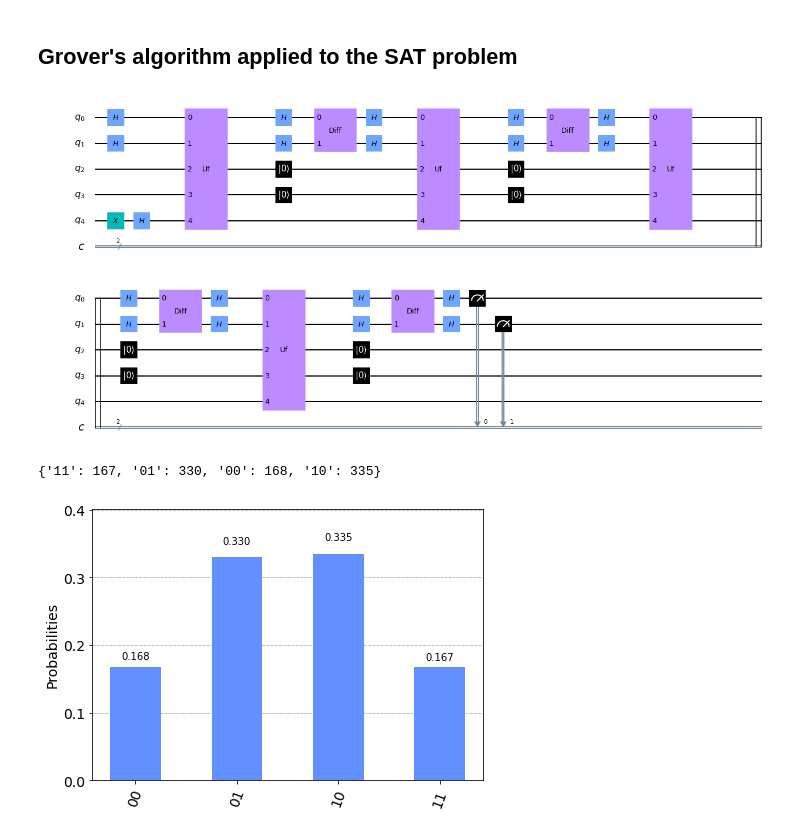
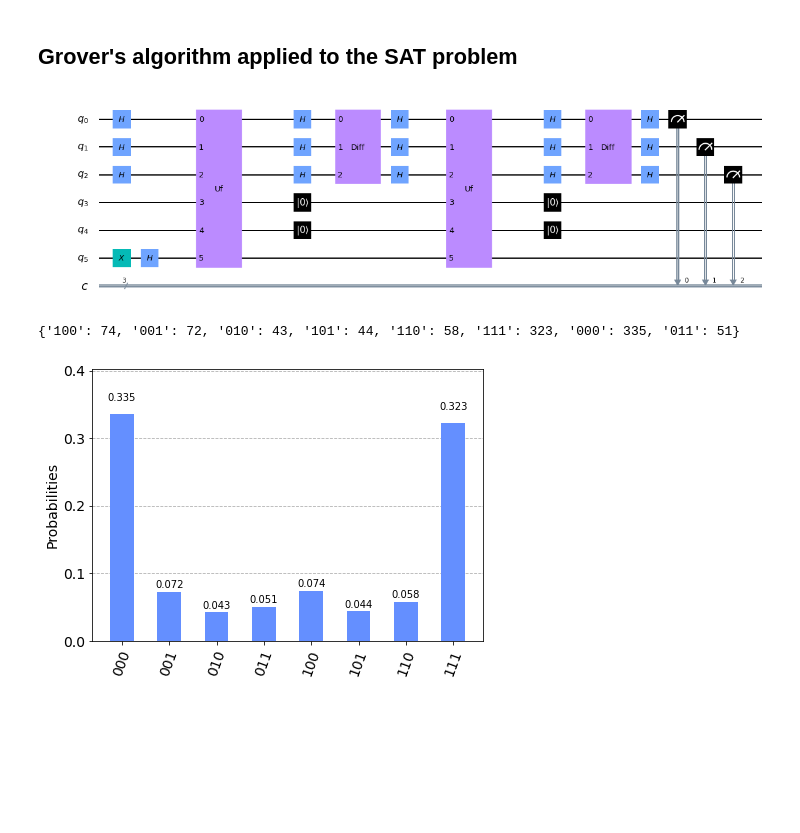
Before and after one commit to SanNare/qiskit-notebooks, a Jupyter notebook: satgrover.ipynb, the cells around one changed output. Drawn from its saved outputs; the diff is of its cells as text; code cells hidden in the pictures; blank space fills up the shorter version.

Commit message:
Solving SAT using Grover modified

```diff
--- a/satgrover.ipynb
+++ b/satgrover.ipynb
@@ -74,12 +74,12 @@ def grover(maxterms,rounds = 0):
         circuit.measure(i,i)
     return circuit
 # %%
-maxterms = [[1,-1],[-1,1]] # f(x,y) = xy' + x'y
-circuit = grover(maxterms,4)
+maxterms = [[1,1,1],[-1,-1,-1]] # This seems to behave like f(x,y,z) = xyz + x'y'z' (DNF) even though the function is CNF
+circuit = grover(maxterms)
 #circuit = grover(maxterms)
 circuit.draw('mpl')
 # %% [output]
-[figure, old version]
+[figure, new version]
 # %%
 from qiskit import Aer, execute
 simulator = Aer.get_backend('qasm_simulator')
@@ -88,5 +88,5 @@ counts = result.get_counts(circuit)
 print(counts)
 plot_histogram(counts)
 # %% [output]
-{'11': 167, '01': 330, '00': 168, '10': 335}
+{'100': 74, '001': 72, '010': 43, '101': 44, '110': 58, '111': 323, '000': 335, '011': 51}
-[figure, old version]
+[figure, new version]
```
